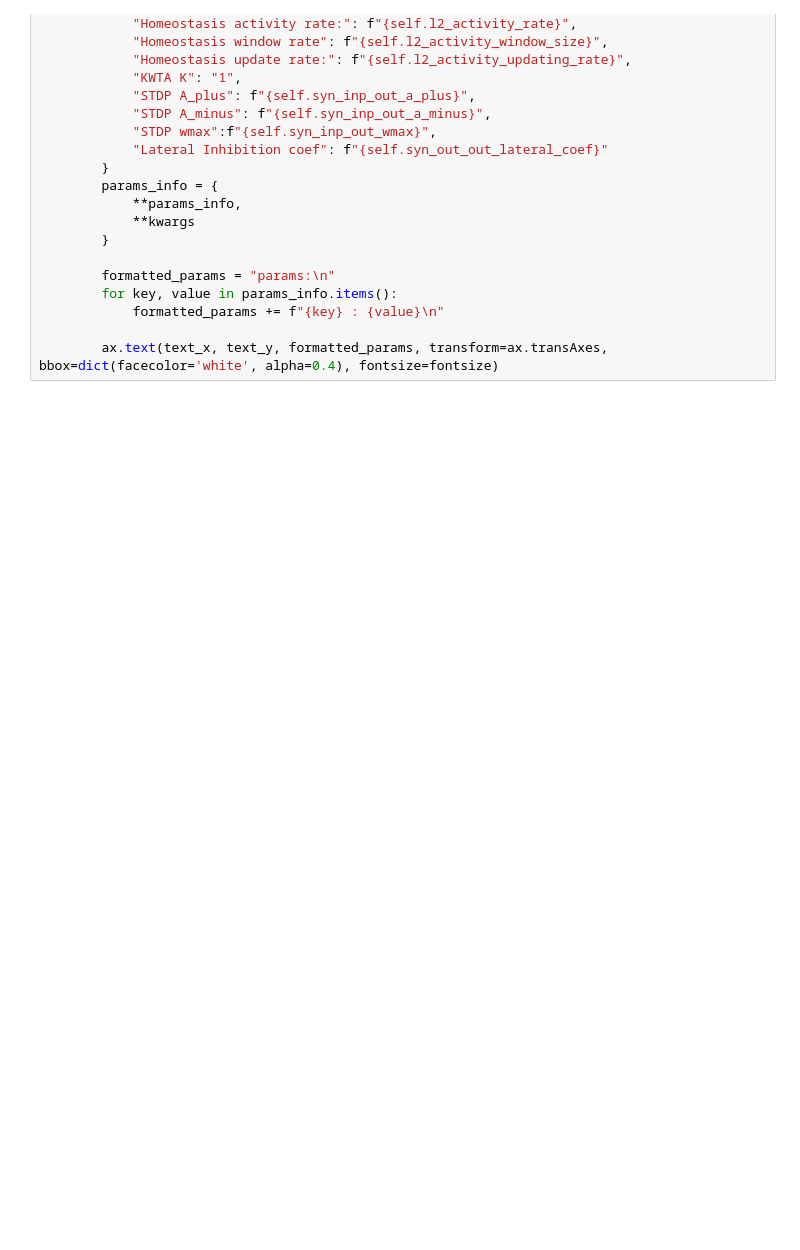
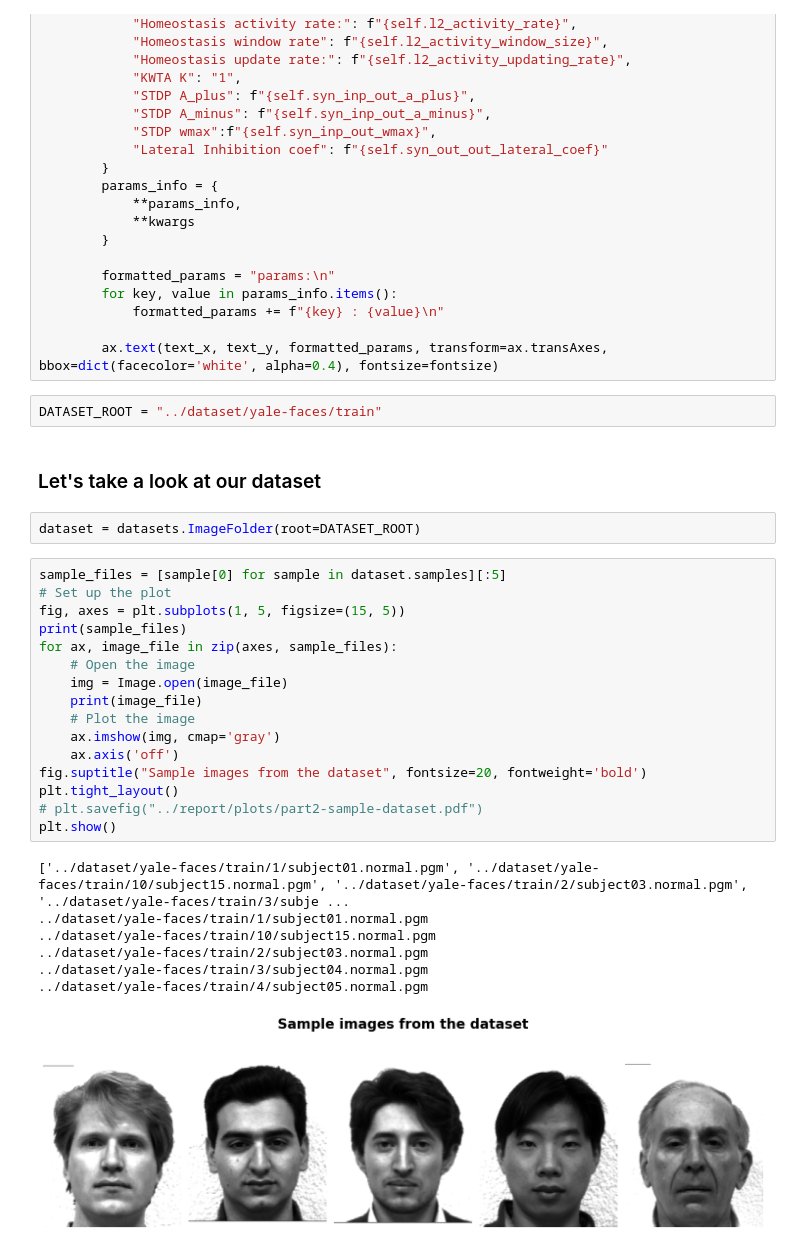
Before and after one commit to Amir-Entezari/neuroscience-convolutional-spiking-neural-network, a Jupyter notebook: notebooks/part2.ipynb, the cells around one changed output. Cells and saved outputs as stored; diff of their text form; blank space fills up the shorter version.

Commit message:
feat(experiment): exploring the dataset

```diff
--- a/notebooks/part2.ipynb
+++ b/notebooks/part2.ipynb
@@ -242,3 +253,33 @@ class CustomSimulation:
             formatted_params += f"{key} : {value}\n"
 
         ax.text(text_x, text_y, formatted_params, transform=ax.transAxes, bbox=dict(facecolor='white', alpha=0.4), fontsize=fontsize)
+# %%
+DATASET_ROOT = "../dataset/yale-faces/train"
+# %% [markdown]
+### Let's take a look at our dataset
+# %%
+dataset = datasets.ImageFolder(root=DATASET_ROOT)
+# %%
+sample_files = [sample[0] for sample in dataset.samples][:5]
+# Set up the plot
+fig, axes = plt.subplots(1, 5, figsize=(15, 5))
+print(sample_files)
+for ax, image_file in zip(axes, sample_files):
+    # Open the image
+    img = Image.open(image_file)
+    print(image_file)
+    # Plot the image
+    ax.imshow(img, cmap='gray')
+    ax.axis('off')
+fig.suptitle("Sample images from the dataset", fontsize=20, fontweight='bold')
+plt.tight_layout()
+# plt.savefig("../report/plots/part2-sample-dataset.pdf")
+plt.show()
+# %% [output]
+['../dataset/yale-faces/train/1/subject01.normal.pgm', '../dataset/yale-faces/train/10/subject15.normal.pgm', '../dataset/yale-faces/train/2/subject03.normal.pgm', '../dataset/yale-faces/train/3/subje ...
+../dataset/yale-faces/train/1/subject01.normal.pgm
+../dataset/yale-faces/train/10/subject15.normal.pgm
+../dataset/yale-faces/train/2/subject03.normal.pgm
+../dataset/yale-faces/train/3/subject04.normal.pgm
+../dataset/yale-faces/train/4/subject05.normal.pgm
+[figure, added]
```
Also changed, not shown: parts of 1 cell of this notebook.
